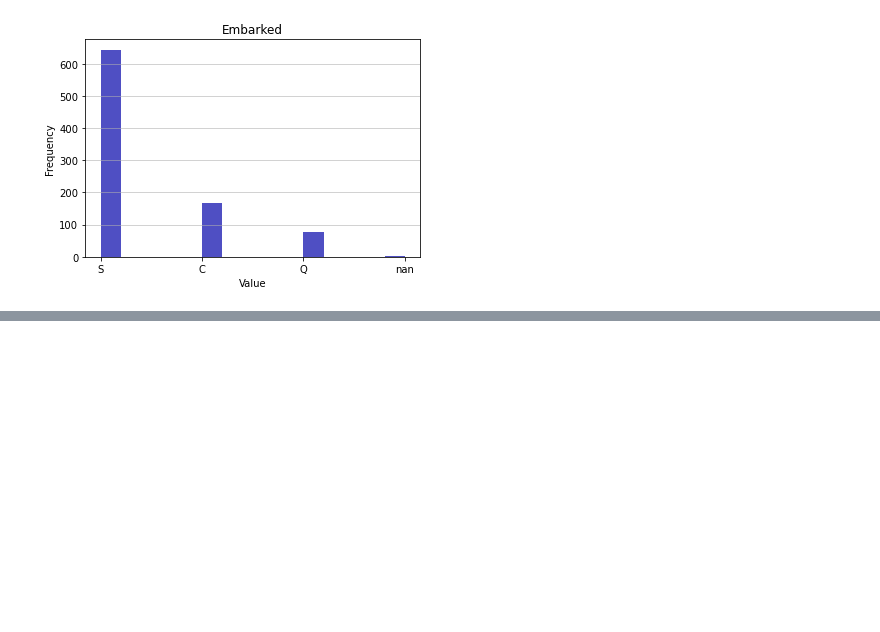
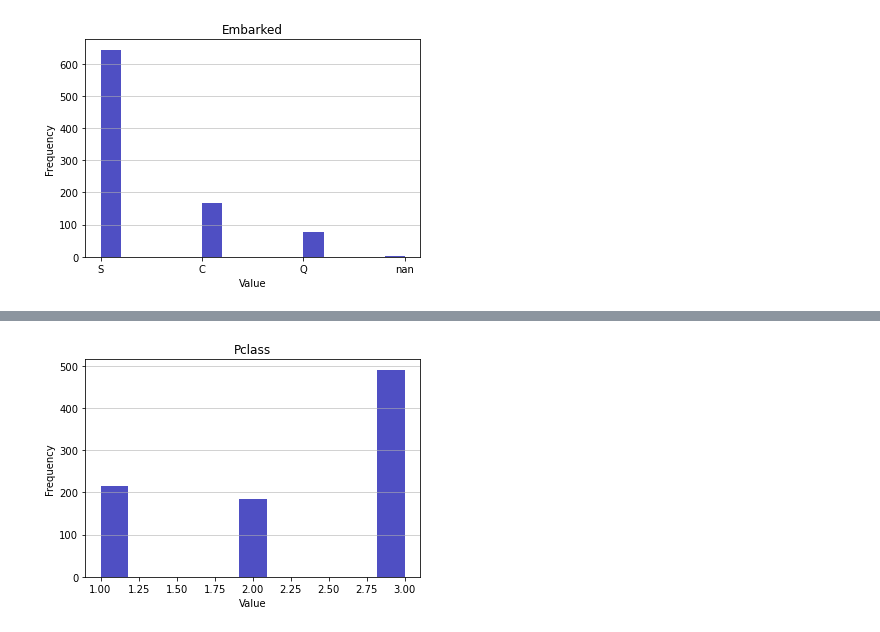
Before and after one commit to ah4d1/anoapycore, a Jupyter notebook: samples/dev/titanic/titanic-chart.ipynb, the cells around one changed output, grey strips where cells are left out. Saved outputs shown, nothing was run; the diff lists cells and outputs as text; code cells hidden in the pictures; blank space fills up the shorter version.

```diff
--- a/samples/dev/titanic/titanic-chart.ipynb
+++ b/samples/dev/titanic/titanic-chart.ipynb
@@ -21,3 +23,5 @@ ap.chart.histogram.show(data_train,'Sex')
 # %%
-ap.chart.histogram(data_train,'Pclass')
+ap.chart.histogram.show(data_train,'Pclass')
+# %% [output]
+[figure, added]
 # %%
```
Also changed, not shown: parts of 9 cells of this notebook, 5 other files.
